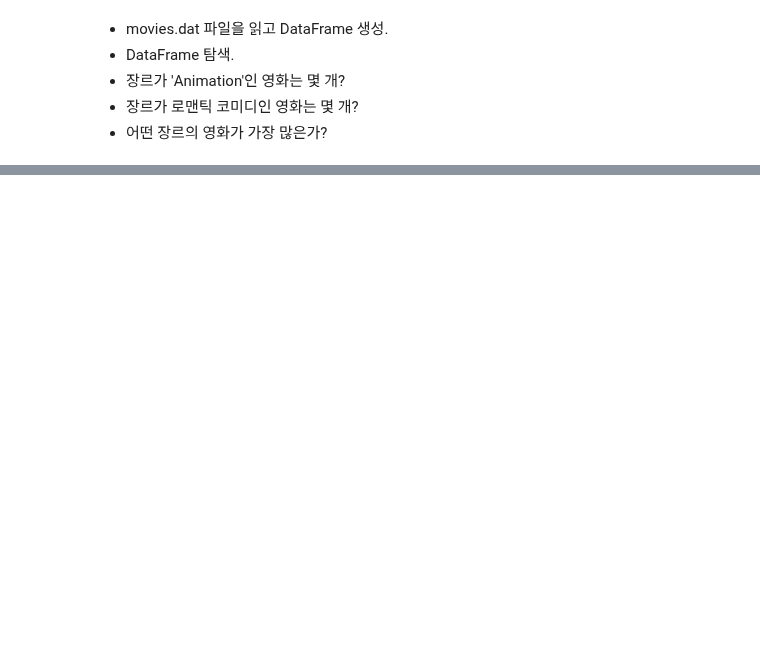
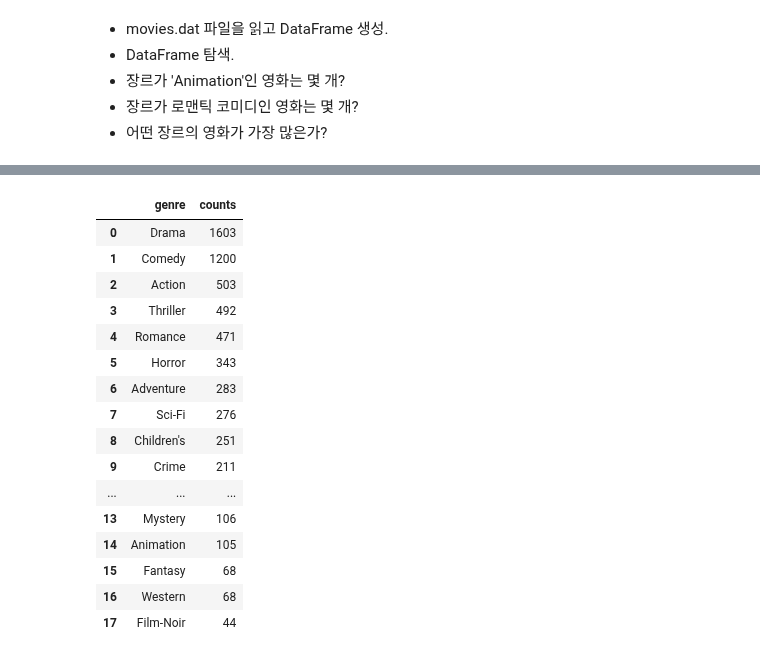
Before and after one commit to JakeOh/202110_itw_lab_python, a Jupyter notebook: py25_movielens.ipynb, the cells around one changed output, grey strips where cells are left out. Cells and saved outputs as stored; diff of their text form; code cells hidden in the pictures; blank space fills up the shorter version.

```diff
--- a/py25_movielens.ipynb
+++ b/py25_movielens.ipynb
@@ -14,3 +14,5 @@ movies_file = 'https://github.com/wesm/pydata-book/raw/2nd-edition/datasets/movi
 * 장르가 'Animation'인 영화는 몇 개?
 * 장르가 로맨틱 코미디인 영화는 몇 개?
 * 어떤 장르의 영화가 가장 많은가?
+# %%
+movies_colnames = ['movie_id', 'title', 'genres']
@@ -16,0 +179,22 @@ movies_file = 'https://github.com/wesm/pydata-book/raw/2nd-edition/datasets/movi
+# %%
+genre_counts_df = genre_counts.reset_index()
+genre_counts_df.columns = ['genre', 'counts']
+genre_counts_df
+# %% [output]
+|  | genre | counts |
+| 0 | Drama | 1603 |
+| 1 | Comedy | 1200 |
+| 2 | Action | 503 |
+| 3 | Thriller | 492 |
+| 4 | Romance | 471 |
+| 5 | Horror | 343 |
+| 6 | Adventure | 283 |
+| 7 | Sci-Fi | 276 |
+| 8 | Children's | 251 |
+| 9 | Crime | 211 |
+| ... | ... | ... |
+| 13 | Mystery | 106 |
+| 14 | Animation | 105 |
+| 15 | Fantasy | 68 |
+| 16 | Western | 68 |
+| 17 | Film-Noir | 44 |
```
Also changed, not shown: parts of 17 cells of this notebook.
